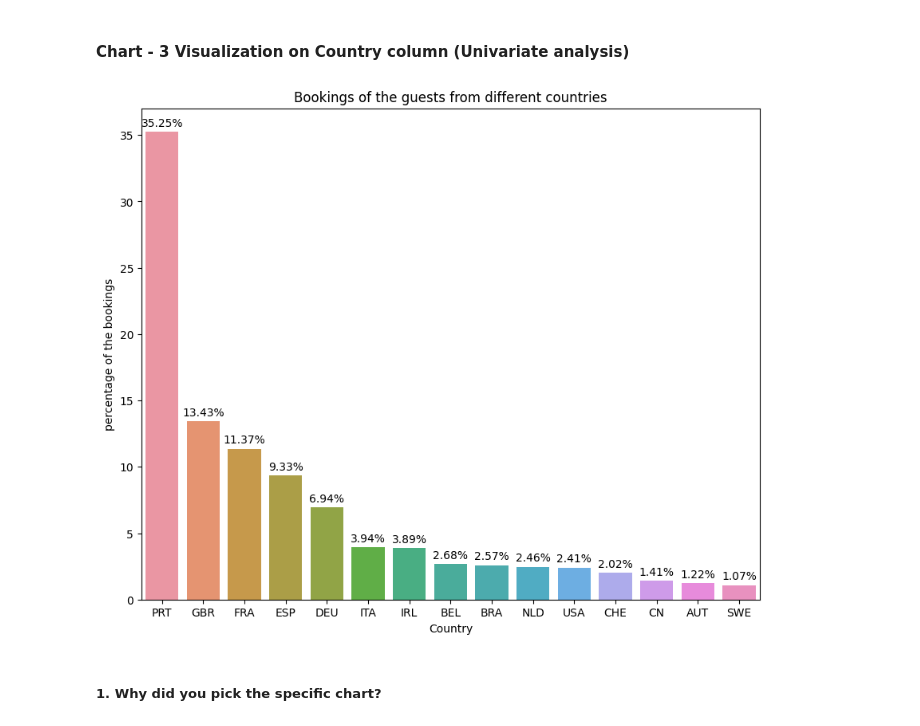
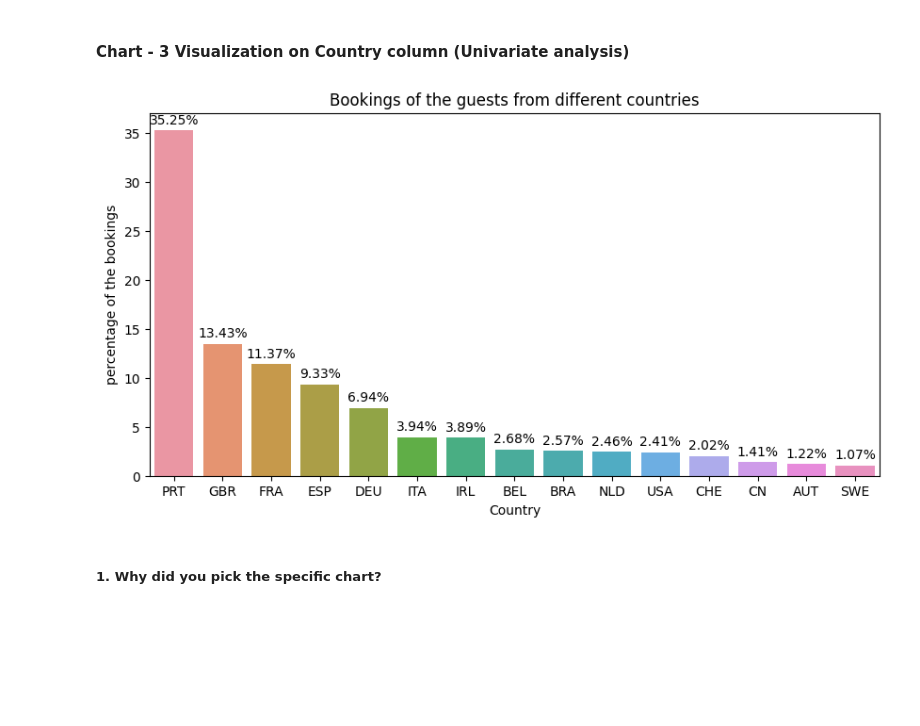
Before and after one commit to Jamal1018/EDA_Hotel_booking_analysis, a Jupyter notebook: EDA_on_Hotel_Booking_Analysis.ipynb, the cells around one changed output. Drawn from its saved outputs; the diff is of its cells as text; code cells hidden in the pictures; blank space fills up the shorter version.

```diff
--- a/EDA_on_Hotel_Booking_Analysis.ipynb
+++ b/EDA_on_Hotel_Booking_Analysis.ipynb
@@ -516,23 +516,23 @@ Yes.From the analysis, we can work on how to increase the booking percentage of
 # %%
 # Plotting graph on country column to know the proportion if bookings from the country basis
 df3 = df['country'].value_counts().head(15)
 x = df3.index
 y = df3.values
-plt.figure(figsize = (10,8))
+plt.figure(figsize = (10,5))
 plots = sns.barplot(x =x, y= y/sum(y)* 100)
 
 for bar in plots.patches:
   plots.annotate(f'{format(bar.get_height(),".2f")}%',
                  (bar.get_x() + bar.get_width()/2, bar.get_height()),
                  size = 10, xytext = (0,8), ha= 'center',va = 'center',
                  textcoords = 'offset points')
 
 plt.title('Bookings of the guests from different countries')
 plt.xlabel('Country')
 plt.ylabel('percentage of the bookings')
 plt.show()
 # %% [output]
-[figure, old version]
+[figure, new version]
 # %% [markdown]
 ##### 1. Why did you pick the specific chart?
 # %% [markdown]
```
Also changed, not shown: parts of 14 cells of this notebook.
